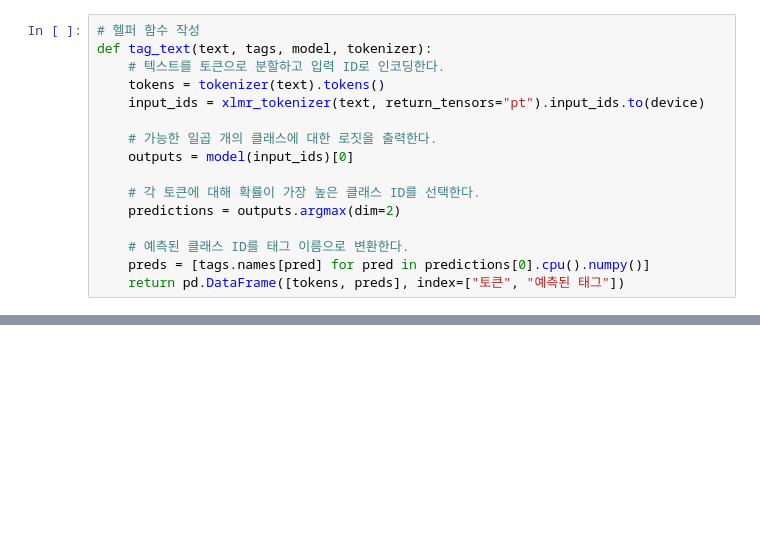
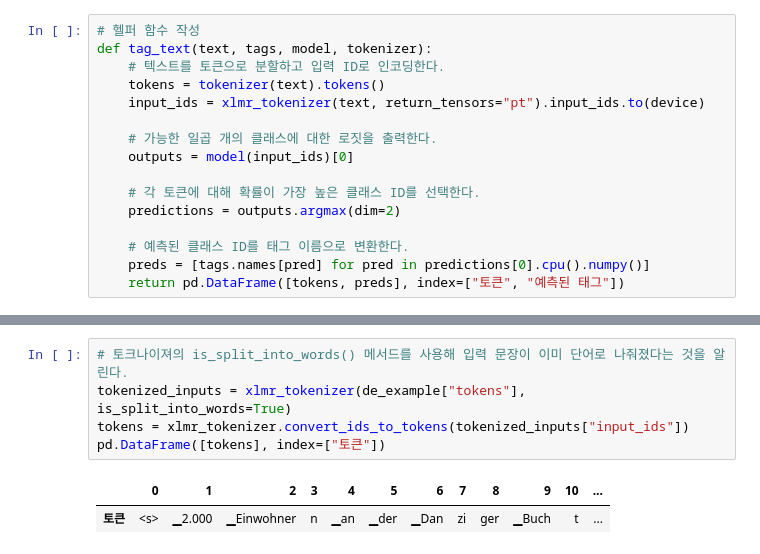
Before and after one commit to redinbluesky/nlp-with-transformers, a Jupyter notebook: 04-다중_언어_개체명_인식.ipynb, the cells around one changed output, grey strips where cells are left out. Cells and saved outputs as stored; diff of their text form; blank space fills up the shorter version.

```diff
--- a/04-다중_언어_개체명_인식.ipynb
+++ b/04-다중_언어_개체명_인식.ipynb
@@ -523,0 +546,8 @@ print(tag_text("Barack Obama was born in Hawaii.", tags, xlmr_model, xlmr_tokeni
+# %%
+# 토크나이져의 is_split_into_words() 메서드를 사용해 입력 문장이 이미 단어로 나줘졌다는 것을 알린다.
+tokenized_inputs = xlmr_tokenizer(de_example["tokens"], is_split_into_words=True)
+tokens = xlmr_tokenizer.convert_ids_to_tokens(tokenized_inputs["input_ids"])
+pd.DataFrame([tokens], index=["토큰"])
+# %% [output]
+|  | 0 | 1 | 2 | 3 | 4 | 5 | 6 | 7 | 8 | 9 | 10 | ... |
+| 토큰 | <s> | ▁2.000 | ▁Einwohner | n | ▁an | ▁der | ▁Dan | zi | ger | ▁Buch | t | ... |
```
Also changed, not shown: parts of 15 cells of this notebook.
